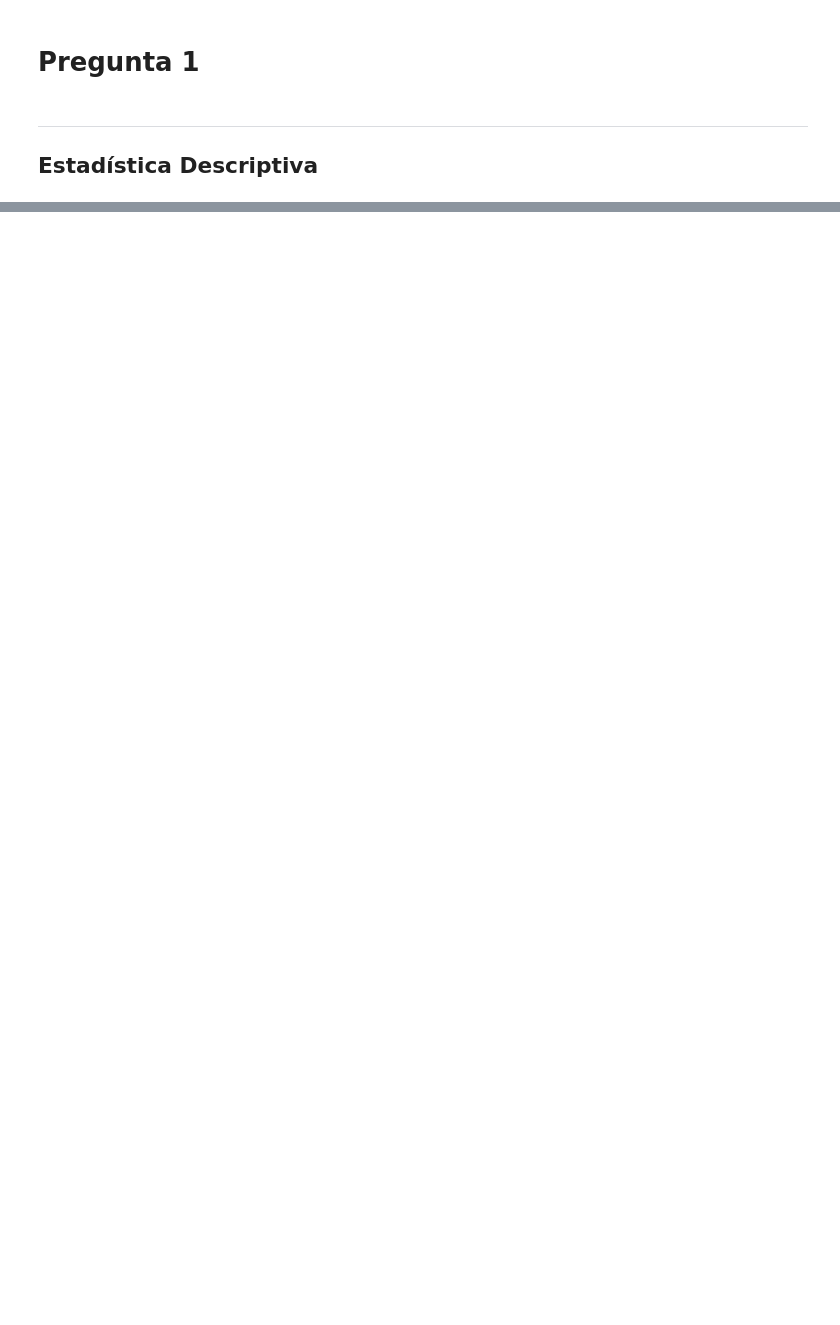
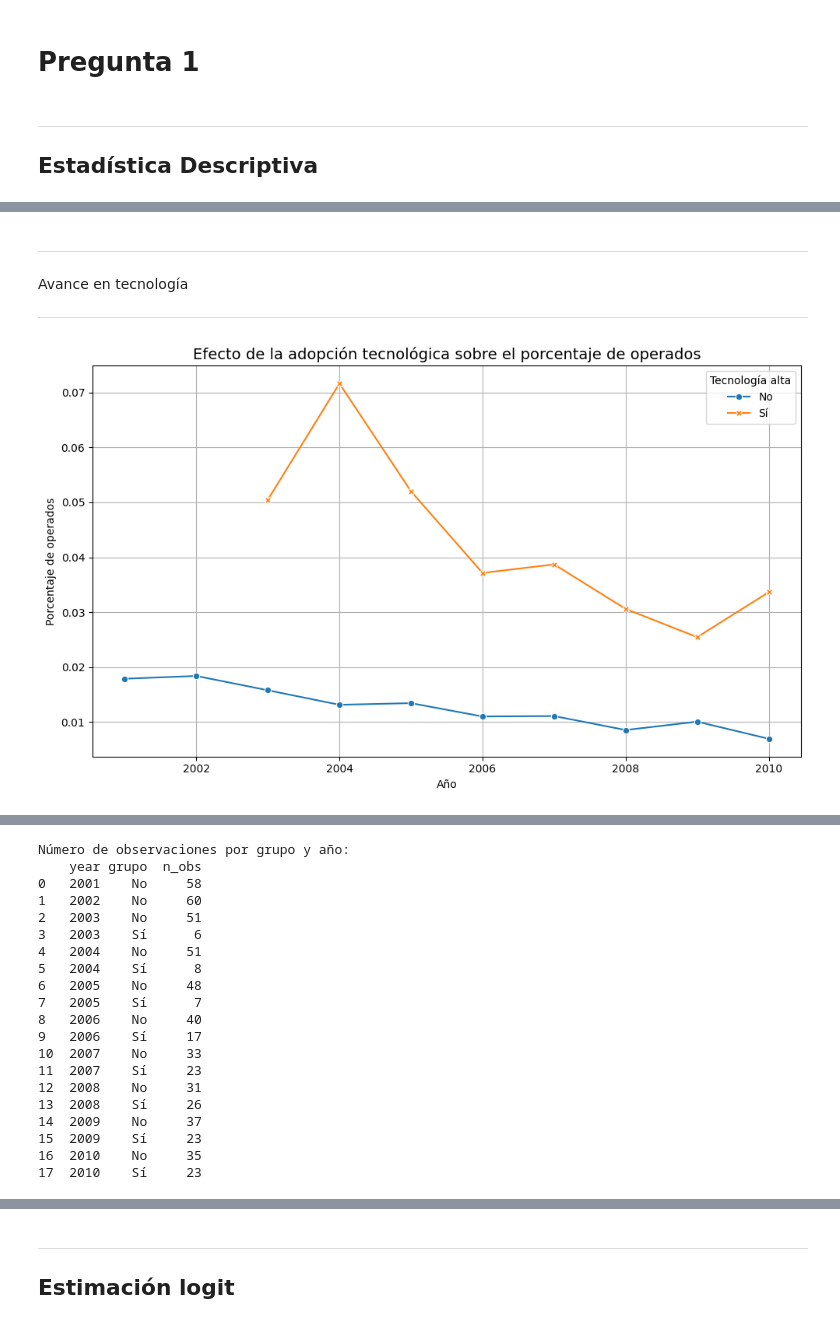
Before and after one commit to vcfq/Competencia-y-Regulaci-n, a Jupyter notebook: Pregunta1.ipynb, the cells around one changed output, grey strips where cells are left out. Saved outputs shown, nothing was run; the diff lists cells and outputs as text; code cells hidden in the pictures; blank space fills up the shorter version.

```diff
--- a/Pregunta1.ipynb
+++ b/Pregunta1.ipynb
@@ -77,0 +117,54 @@ Resumen por prestador:
+# %% [markdown]
+----
+
+
+Avance en tecnología
+
+
+----
+# %%
+#efecto del avance de la tecnología
+tec = df.groupby(["year", "tecnologia_alta"]).agg({
+    "num_operados": "sum",
+    "poblacion_total": "sum",
+    "prestador": "count"
+}).reset_index()
+tec["porcentaje_operados"] = tec["num_operados"] / tec["poblacion_total"]
+
+#detalles gráfico tecnología
+tec["grupo"] = tec["tecnologia_alta"].map({0: "No", 1: "Sí"})
+
+plt.figure(figsize=(10, 6))
+sns.lineplot(data=tec, x="year", y="porcentaje_operados", hue="grupo", style="grupo", markers=True, dashes=False)
+plt.title("Efecto de la adopción tecnológica sobre el porcentaje de operados", fontsize=14)
+plt.xlabel("Año")
+plt.ylabel("Porcentaje de operados")
+plt.grid(True)
+plt.legend(title="Tecnología alta")
+plt.tight_layout()
+plt.savefig("efecto_tecnologia.pdf", format="pdf")
+plt.show()
+files.download("efecto_tecnologia.pdf")
+
+print("Número de observaciones por grupo y año:")
+print(tec[["year", "grupo", "prestador"]].rename(columns={"prestador": "n_obs"}))
+
+df["tecnologia_grupo"] = df["tecnologia_alta"].map({0: "No", 1: "Sí"})
+
+#ahora efecto en precios
+precio_tecnologia = df.groupby(["year", "tecnologia_grupo"])["precio"].mean().reset_index()
+
+#gráfico en tec/precios
+plt.figure(figsize=(10, 6))
+sns.lineplot(data=precio_tecnologia, x="year", y="precio", hue="tecnologia_grupo", marker="o")
+plt.title("Evolución del precio según adopción tecnológica", fontsize=14)
+plt.xlabel("Año")
+plt.ylabel("Precio promedio")
+plt.grid(True)
+plt.legend(title="Tecnología alta")
+plt.tight_layout()
+plt.savefig("efecto_precio_tecnologia.pdf", format="pdf")
+plt.show()
+files.download("efecto_precio_tecnologia.pdf")
+# %% [output]
+[figure, added]
@@ -77,0 +173,20 @@ Resumen por prestador:
+Número de observaciones por grupo y año:
+    year grupo  n_obs
+0   2001    No     58
+1   2002    No     60
+2   2003    No     51
+3   2003    Sí      6
+4   2004    No     51
+5   2004    Sí      8
+6   2005    No     48
+7   2005    Sí      7
+8   2006    No     40
+9   2006    Sí     17
+10  2007    No     33
+11  2007    Sí     23
+12  2008    No     31
+13  2008    Sí     26
+14  2009    No     37
+15  2009    Sí     23
+16  2010    No     35
+17  2010    Sí     23
@@ -77,0 +196,4 @@ Resumen por prestador:
+# %% [markdown]
+-----
+Estimación logit
+-----
```
Also changed, not shown: parts of 8 cells of this notebook.
